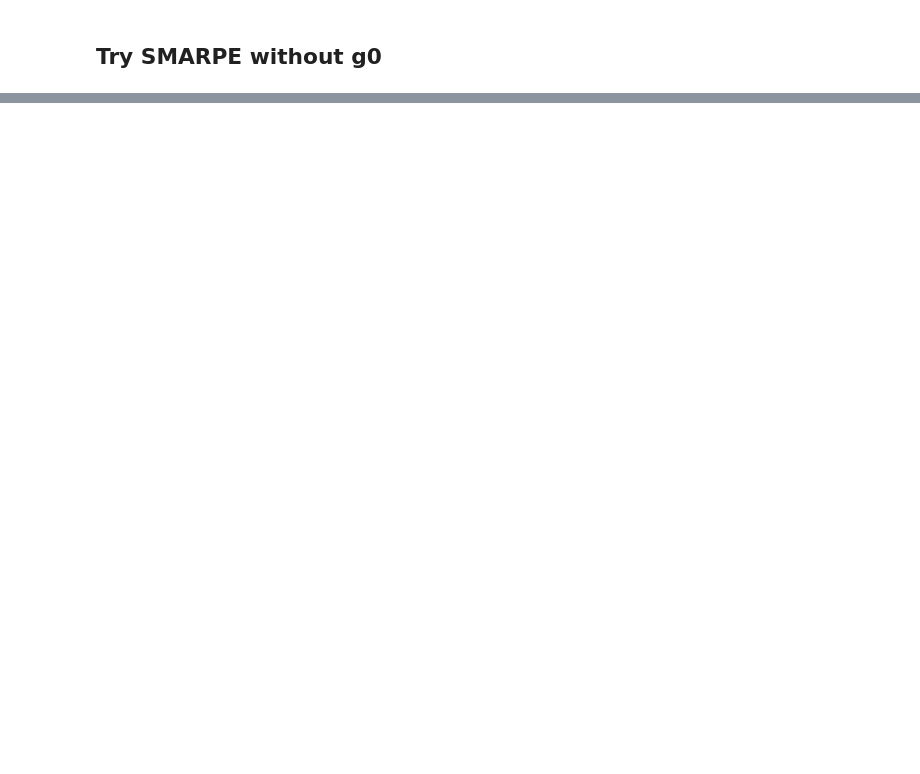
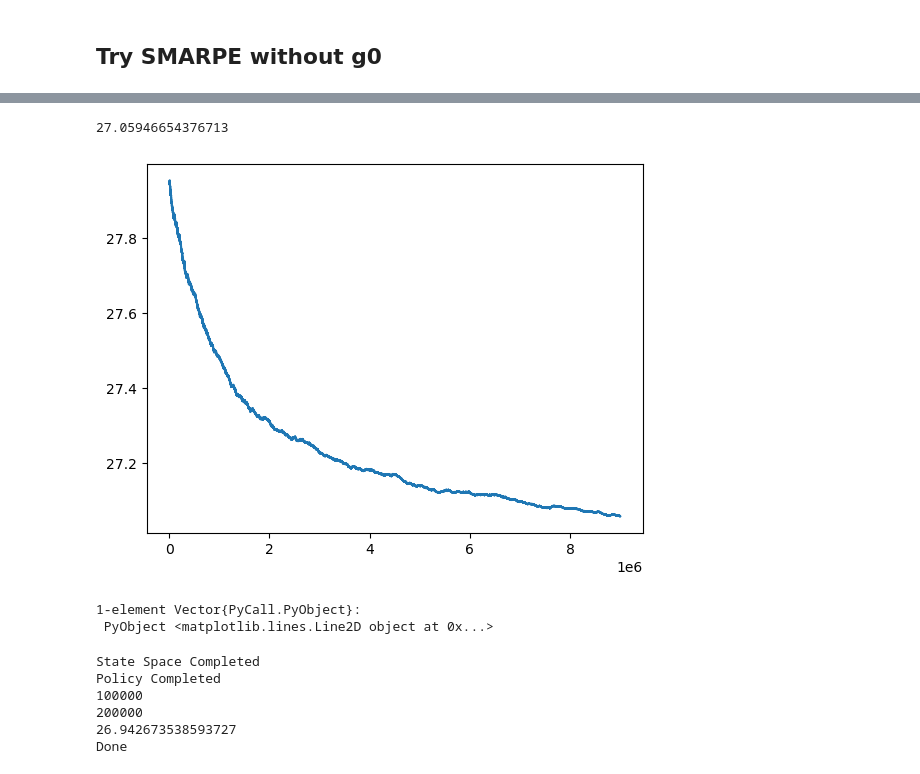
Before and after one commit to fairleyl/PhD-Code, a Jupyter notebook: AVI-Suite-egreedy.ipynb, the cells around one changed output, grey strips where cells are left out. Drawn from its saved outputs; the diff is of its cells as text; code cells hidden in the pictures; blank space fills up the shorter version.

```diff
--- a/AVI-Suite-egreedy.ipynb
+++ b/AVI-Suite-egreedy.ipynb
@@ -3993,0 +4185,4 @@ PyPlot.plot(SMARPI_gsg0[1][20000:evalNMax])
+# %%
+nMax = 10000000
+resultTab = smarviTab_epsGreedy(N,alpha_d, alpha_r, beta, tau, c0, c1, r, nMax, 1.0, 5.0; printProgress = true, modCounter = 1000000)
+println("Complete")
@@ -3993,0 +4201,22 @@ PyPlot.plot(SMARPI_gsg0[1][20000:evalNMax])
+# %%
+resultTab[2]
+# %% [output]
+27.05946654376713
+# %%
+PyPlot.plot(resultTab[3][1000000:nMax])
+# %% [output]
+[figure, added]
+1-element Vector{PyCall.PyObject}:
+ PyObject <matplotlib.lines.Line2D object at 0x...>
+# %%
+evalNMax = 200000
+gs = gEvaluationTab(N,alpha_d, alpha_r, beta, tau, c0, c1, r, evalNMax, resultTab[1], 27.0; printProgress = true, modCounter = 100000)
+println(gs[1])
+println("Done")
+# %% [output]
+State Space Completed
+Policy Completed
+100000
+200000
+26.942673538593727
+Done
```
Also changed, not shown: parts of 52 cells of this notebook.
